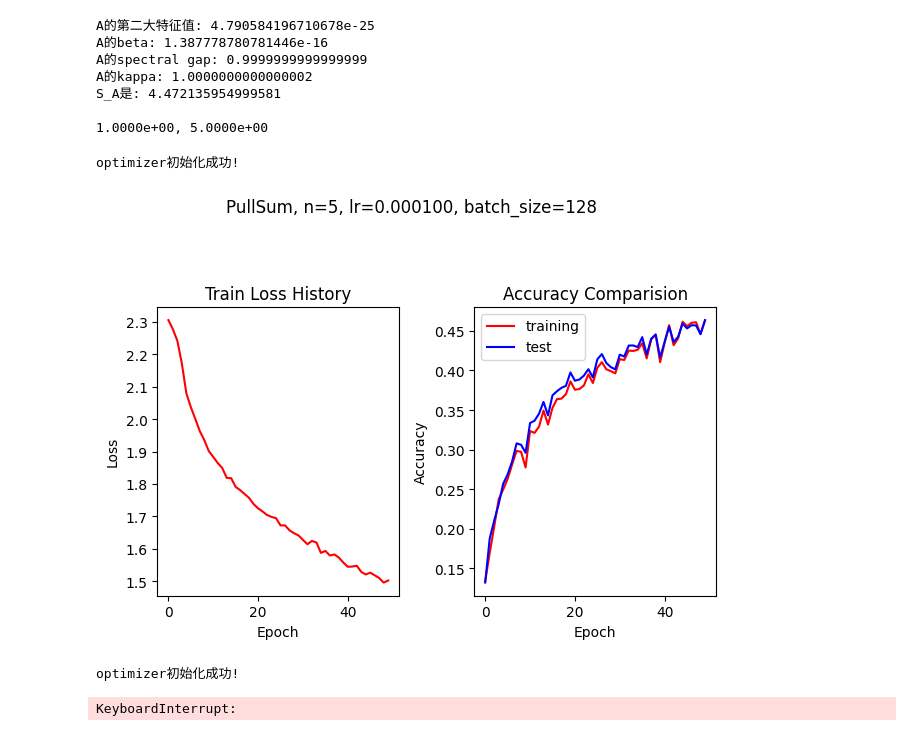
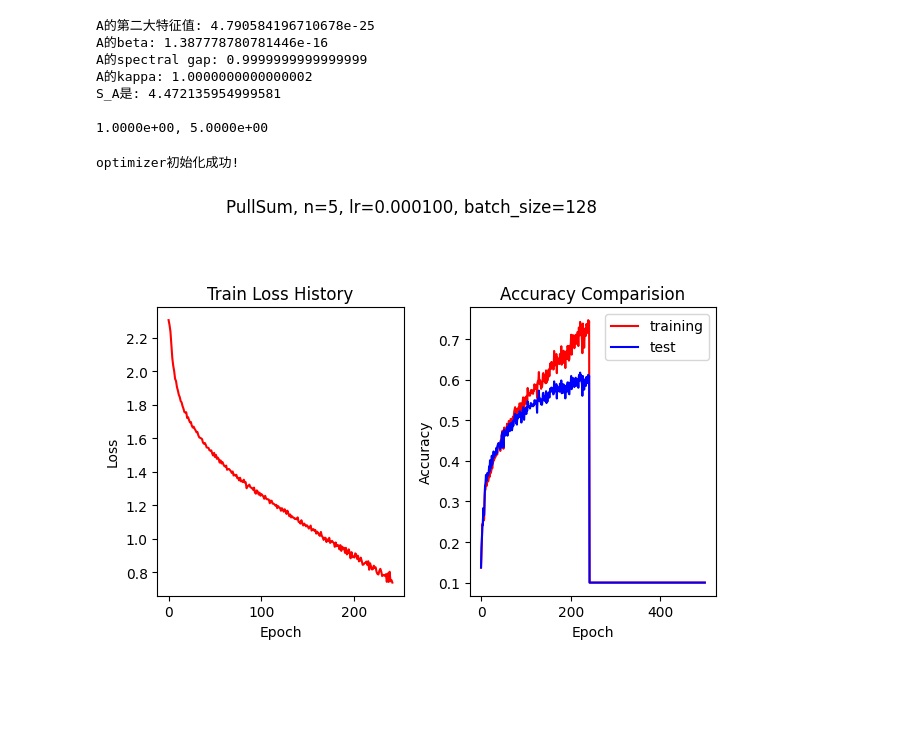
Before and after one commit to Luoxiaogan/PullSum_MNIST, a Jupyter notebook: code/神经网络实验/CIFAR10最终实验/ICLR!.ipynb, the cells around one changed output. Drawn from its saved outputs; the diff is of its cells as text; code cells hidden in the pictures; blank space fills up the shorter version.

```diff
--- a/code/神经网络实验/CIFAR10最终实验/ICLR!.ipynb
+++ b/code/神经网络实验/CIFAR10最终实验/ICLR!.ipynb
@@ -47,23 +47,20 @@ from training import *
 # %%
-from torchvision.models import resnet18
-model_class = lambda: resnet18(num_classes=10)
-
-training_loss_history,training_accuracy_history, test_accuracy_history= six_GPU_train_PullSum(
+training_loss_history1,training_accuracy_history1, test_accuracy_history1= six_GPU_train_PullSum(
     n=n,
     A=A,
     B=B,
     model_class=ResNet18,
     seed_for_model=49,
     criterion_class=nn.CrossEntropyLoss,
-    epochs=50,
+    epochs=500,
     lr=2e-5,
     batch_size=128,
     X_train_data=h_data,
     y_train_data=y_data,
     X_test_data=X_test,
     y_test_data=y_test,
     show_graph=True
 )
 # %% [output]
 optimizer初始化成功!
-[figure, old version]
+[figure, new version]
@@ -70,12 +88,12 @@ optimizer初始化成功!
 # %%
-training_loss_history,training_accuracy_history, test_accuracy_history= six_GPU_train_PullSum(
+training_loss_history2,training_accuracy_history2, test_accuracy_history2= six_GPU_train_PullSum(
     n=n,
     A=A,
     B=B,
     model_class=ResNet18,
     seed_for_model=49,
     criterion_class=nn.CrossEntropyLoss,
-    epochs=50,
+    epochs=100,
     lr=3e-5,
     batch_size=128,
     X_train_data=h_data,
@@ -84,6 +102,3 @@ training_loss_history,training_accuracy_history, test_accuracy_history= six_GPU_
     y_test_data=y_test,
     show_graph=True
 )
-# %% [output]
-optimizer初始化成功!
-KeyboardInterrupt:
```
Also changed, not shown: parts of 7 cells of this notebook, 3 other files.
